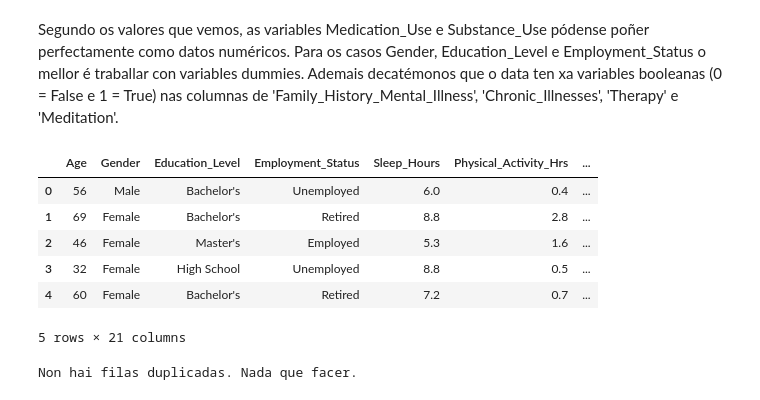
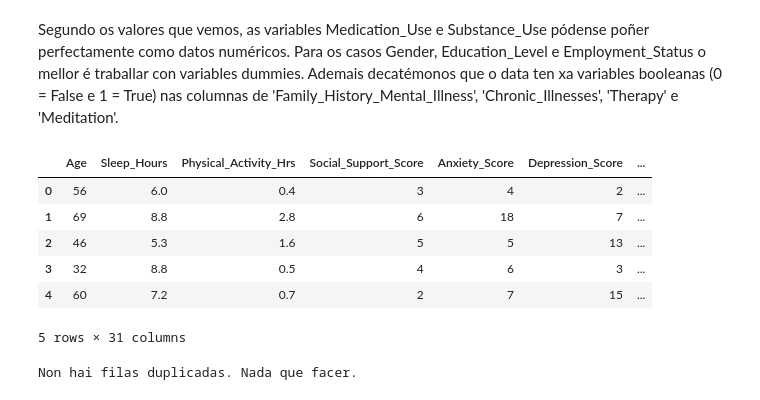
Before and after one commit to sebastian-taboas/Biophysics, a Jupyter notebook: traballo1_redes_neuronais/rede_neuronal.ipynb, the cells around one changed output. Saved outputs shown, nothing was run; the diff lists cells and outputs as text; code cells hidden in the pictures.

```diff
--- a/traballo1_redes_neuronais/rede_neuronal.ipynb
+++ b/traballo1_redes_neuronais/rede_neuronal.ipynb
@@ -104,35 +104,42 @@ Segundo os valores que vemos, as variables Medication_Use e Substance_Use póden
 # %%
 # df['Gender'] = df['Gender'].astype('category').cat.codes
 Gender_dummies = pd.get_dummies(df['Gender'], prefix='Gender', dtype=int)
 
 # df['Employment_Status'] = df['Employment_Status'].astype('category').cat.codes
 Employment_Status_dummies = pd.get_dummies(df['Employment_Status'], prefix='Employment_Status', dtype=int)
 
 # df['Education_Level'] = df['Education_Level'].astype('category').cat.codes
 Education_Level_dummies = pd.get_dummies(df['Education_Level'], prefix='Education_Level', dtype=int)
 
 # no DSM-5 sinálase que os valores de frecuencia por consumo de substancias (estupefacentes e medicación) por semana en media son como se
 # segue no diccionario: Ocasionalmente (1-2 veces por semana) = 1.5, Frecuentemente (3-5 veces por semana) = 4, Regularmente (7 veces por semana) = 7
 
 Medication_Values = {'Occasional':2, 'Regular':7}
 df['Medication_Use'] = df['Medication_Use'].map(Medication_Values)
 df['Medication_Use'] = df['Medication_Use'].fillna(0)
 
 Substance_Values = {'Occasional':2, 'Frequent':4}
 df['Substance_Use'] = df['Substance_Use'].map(Substance_Values)
 df['Substance_Use'] = df['Substance_Use'].fillna(0)
 
 df = df.rename(columns={'Substance_Use': 'Substance_Use_per_week', 'Medication_Use': 'Medication_Use_per_week'})
 
-df.head()
+# como na sección seguinte aínda nos vai interesar utilizar o noso dataframe df con algunhas variables str utilizamos unha copia para cando
+# sexa necesario empregar os dummies que será nos puntos 3 e 4
+Df = df.copy()
+Df = pd.concat([Df.drop(columns=['Gender','Employment_Status','Education_Level']),
+                                Gender_dummies, Education_Level_dummies, Employment_Status_dummies],
+                                axis=1)
+
+Df.head()
 # %% [output]
-|  | Age | Gender | Education_Level | Employment_Status | Sleep_Hours | Physical_Activity_Hrs | ... |
-| 0 | 56 | Male | Bachelor's | Unemployed | 6.0 | 0.4 | ... |
-| 1 | 69 | Female | Bachelor's | Retired | 8.8 | 2.8 | ... |
-| 2 | 46 | Female | Master's | Employed | 5.3 | 1.6 | ... |
-| 3 | 32 | Female | High School | Unemployed | 8.8 | 0.5 | ... |
-| 4 | 60 | Female | Bachelor's | Retired | 7.2 | 0.7 | ... |
+|  | Age | Sleep_Hours | Physical_Activity_Hrs | Social_Support_Score | Anxiety_Score | Depression_Score | ... |
+| 0 | 56 | 6.0 | 0.4 | 3 | 4 | 2 | ... |
+| 1 | 69 | 8.8 | 2.8 | 6 | 18 | 7 | ... |
+| 2 | 46 | 5.3 | 1.6 | 5 | 5 | 13 | ... |
+| 3 | 32 | 8.8 | 0.5 | 4 | 6 | 3 | ... |
+| 4 | 60 | 7.2 | 0.7 | 2 | 7 | 15 | ... |
-5 rows × 21 columns
+5 rows × 31 columns
 # %%
 if df.duplicated().sum() > 0:
     print(f'Hai {df.duplicated().sum()} filas duplicadas (dexeneración de datos) no DataFrame. Logo temos que depurar estos datos duplicados, e.g. eliminándoos')
```
Also changed, not shown: parts of 9 cells of this notebook.
